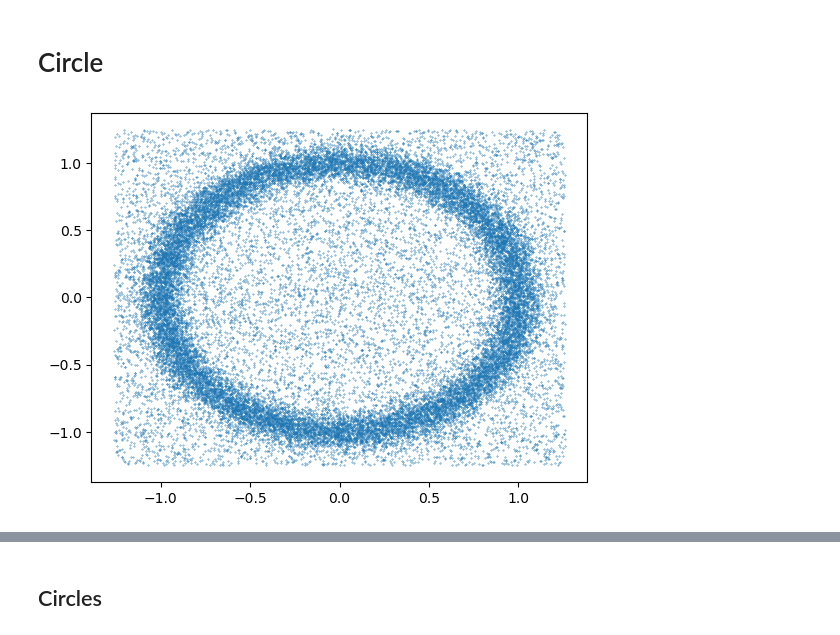
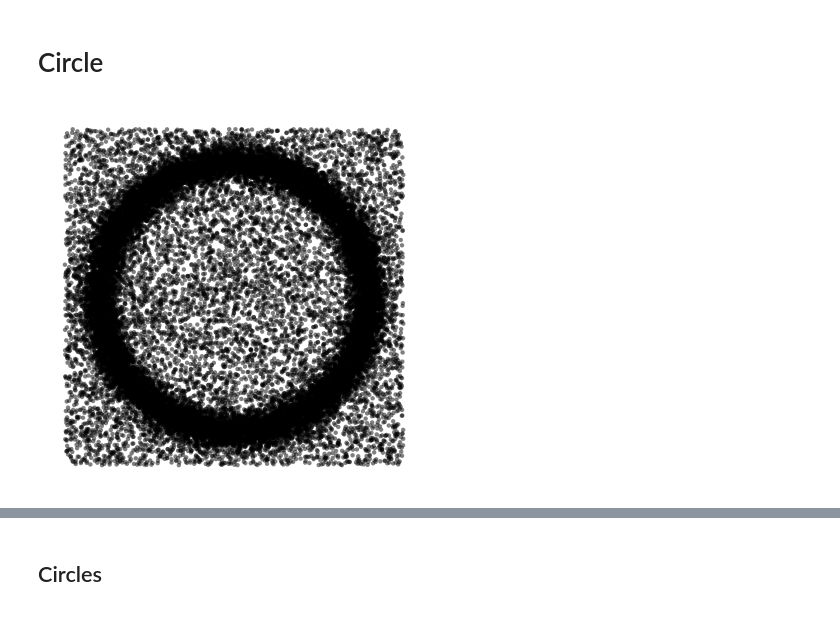
Before and after one commit to odinhg/core, a Jupyter notebook: 06_core_decreasing_k_morten.ipynb, the cells around one changed output, grey strips where cells are left out. Cells and saved outputs as stored; diff of their text form; code cells hidden in the pictures.

Commit message:
switched to s_max in experiment config, and added a function to do point cloud plots

```diff
--- a/06_core_decreasing_k_morten.ipynb
+++ b/06_core_decreasing_k_morten.ipynb
@@ -166,18 +166,34 @@ def plot_persistence_diagrams(pers_diagrams, max_ks, max_r, title="Alpha Čech")
         axs[i].set_title(f"max_k={max_k}, max_r={max_r:.2f}")
     fig.tight_layout()
     return fig
+# %%
+def plot_point_cloud(X):
+    fig = plt.figure()
+
+    if X.shape[-1] == 2:
+        ax = fig.add_subplot()
+        ax.scatter(*X.T, s=10, color="black", alpha=0.5, edgecolor="none")
+    elif X.shape[-1] == 3:
+        ax = fig.add_subplot(projection="3d")
+        ax.scatter(*X.T, alpha=0.2, color="black", s=5, edgecolor="none")
+
+    else:
+        raise ValueError(f"Point cloud must be of dimension 2 or 3, not {X.shape[-1]}.")
+
+    ax.set_aspect("equal")
+    ax.axis("off")
+    plt.show()
 # %% [markdown]
 # Circle
 # %%
 rng = np.random.default_rng(seed=0)
 Z = sample_circle(N, rng, std=sigma)
 upper_right_corner = np.maximum(np.max(Z, axis=0), -np.min(Z, axis=0))
 Y = sample_rectangle(M, rng, lower_left_corner=-upper_right_corner, upper_right_corner=upper_right_corner)
 X = np.r_[Z, Y]
-plt.scatter(*X.T, s=0.1)
-plt.show()
+plot_point_cloud(X)
 # %% [output]
-[figure, old version]
+[figure, new version]
 # %%
 %%time
 max_r = 2*math.sqrt(Miniball(X).squared_radius())
```
Also changed, not shown: parts of 29 cells of this notebook.
